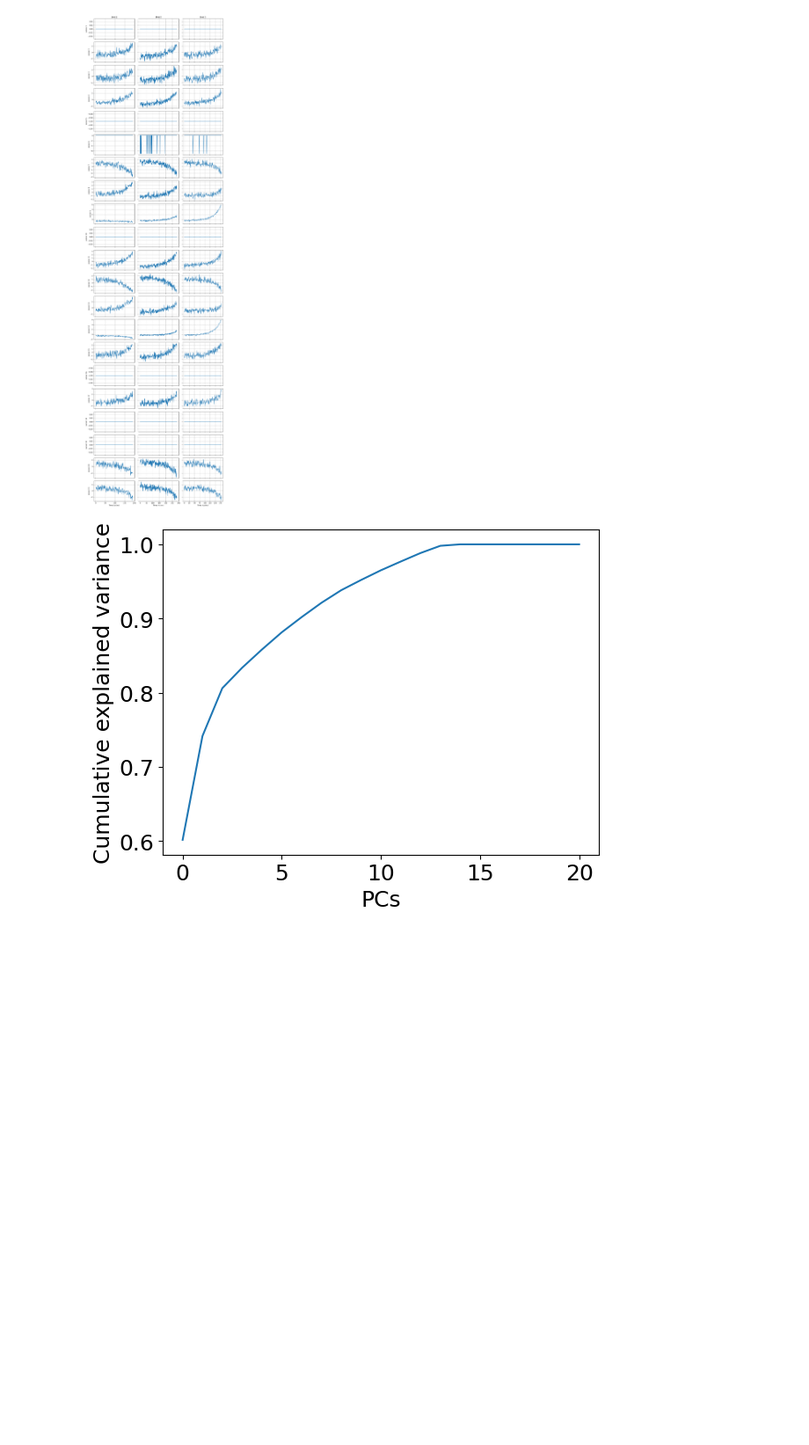
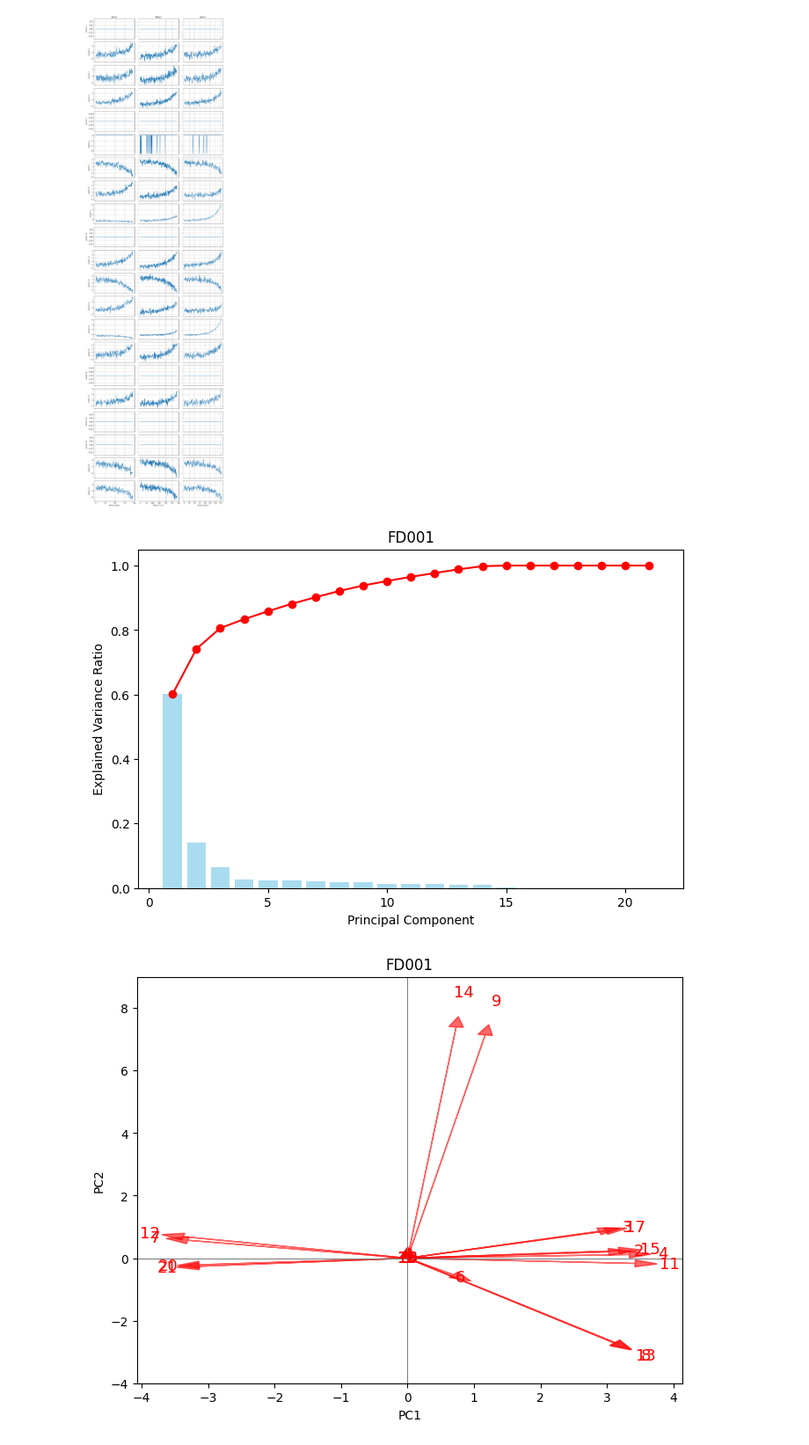
Before and after one commit to Vondras1/TurbofanEngine, a Jupyter notebook: project.ipynb, the cells around one changed output. Shown at 88% size. Drawn from its saved outputs; the diff is of its cells as text; code cells hidden in the pictures; blank space fills up the shorter version.

```diff
--- a/project.ipynb
+++ b/project.ipynb
@@ -30,7 +30,11 @@ sen_measurements = [f"sensor measurement {i}" for i in range(1, 22)]
 
 names = names + sen_measurements
 
-data = pd.read_csv('./NASA-Turbofan-data/data/train_FD001.txt', delim_whitespace=True, names=names)
+def load_data(file_name):
+	return pd.read_csv(file_name, sep=r'\s+', names=names)
+
+
+data = load_data('./NASA-Turbofan-data/data/train_FD001.txt')
 data.info()
 
 display(data)
@@ -245,17 +249,57 @@ plot_units(units, [1, 2, 3])
 [figure]
 # %%
 from sklearn.decomposition import PCA
-# PCA
-sensor_cols = [c for c in normalized_data.columns if "sensor measurement" in c]
-X_norm = normalized_data[sensor_cols].to_numpy()
 
-pca = PCA()
-scores = pca.fit_transform(X_norm)
-coeff = pca.components_.T             # "coeff" (loadings)
+def load_normalized_data(file_name):
+    return normalize_sensor_columns(load_data(file_name))
 
-plt.plot(np.cumsum(pca.explained_variance_ratio_))
-plt.xlabel("PCs")
-plt.ylabel("Cumulative explained variance")
-plt.show()
+fd1 = normalized_data
+fd2 = load_normalized_data('./NASA-Turbofan-data/data/train_FD002.txt')
+fd3 = load_normalized_data('./NASA-Turbofan-data/data/train_FD003.txt')
+fd4 = load_normalized_data('./NASA-Turbofan-data/data/train_FD004.txt')
+
+
+def plot_PCA(normalized_data, title):
+    # PCA
+    sensor_cols = [c for c in normalized_data.columns if "sensor measurement" in c]
+    X_norm = normalized_data[sensor_cols].to_numpy()
+
+    pca = PCA()
+    scores = pca.fit_transform(X_norm)
+    coeff = pca.components_.T
+
+    explained_variance = pca.explained_variance_ratio_
+
+    plt.figure(figsize=(8,5))
+    plt.bar(range(1, len(explained_variance)+1), explained_variance, alpha=0.7, color='skyblue')
+    plt.plot(range(1, len(explained_variance)+1), np.cumsum(explained_variance), marker='o', color='red')
+    plt.xlabel('Principal Component')
+    plt.ylabel('Explained Variance Ratio')
+    plt.title(title)
+    plt.show()
+
+    # Biplot (PC1 vs PC2)
+    plt.figure(figsize=(8,6))
+
+    scale = max(scores[:,0].max(), scores[:,1].max())
+
+    for i in range(len(sensor_cols)):
+        plt.arrow(0, 0, coeff[i,0]*scale, coeff[i,1]*scale, color='r', alpha=0.6, head_width=0.02*scale)
+        plt.text(coeff[i,0]*scale*1.15, coeff[i,1]*scale*1.15, str(i+1), color='r', ha='center', va='center', fontsize=13)
+
+    plt.xlabel(f"PC1")
+    plt.ylabel(f"PC2")
+    plt.title(title)
+    plt.axhline(0, color='grey', linewidth=0.8)
+    plt.axvline(0, color='grey', linewidth=0.8)
+    plt.ylim((-4, 9))
+    plt.show()
+
+
+plot_PCA(fd1, "FD001")
+plot_PCA(fd2, "FD002")
+plot_PCA(fd3, "FD003")
+plot_PCA(fd4, "FD004")
 # %% [output]
-[figure, old version]
+[figure, new version]
+[figure, added]
```
Also changed, not shown: parts of 5 cells of this notebook, 9 other files.
